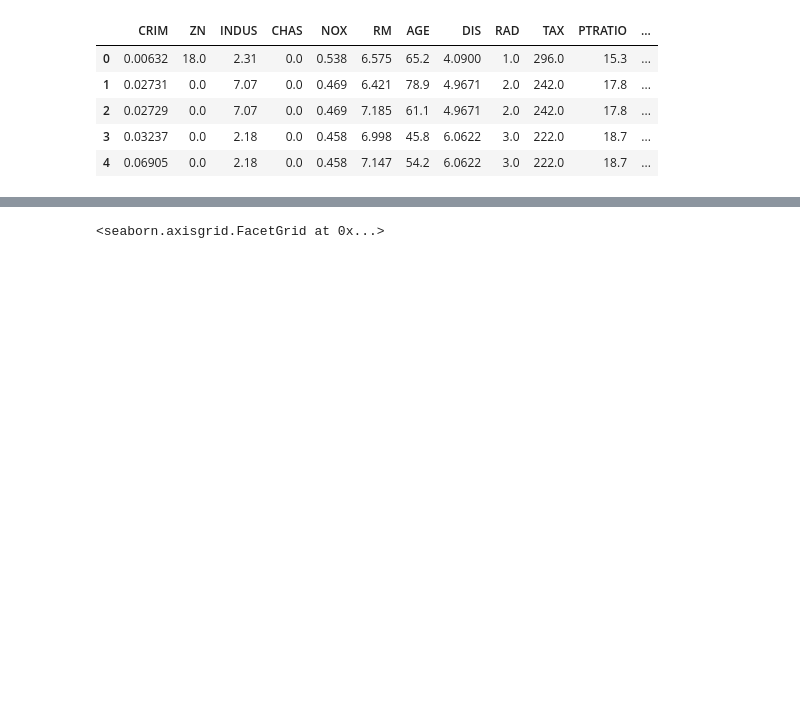
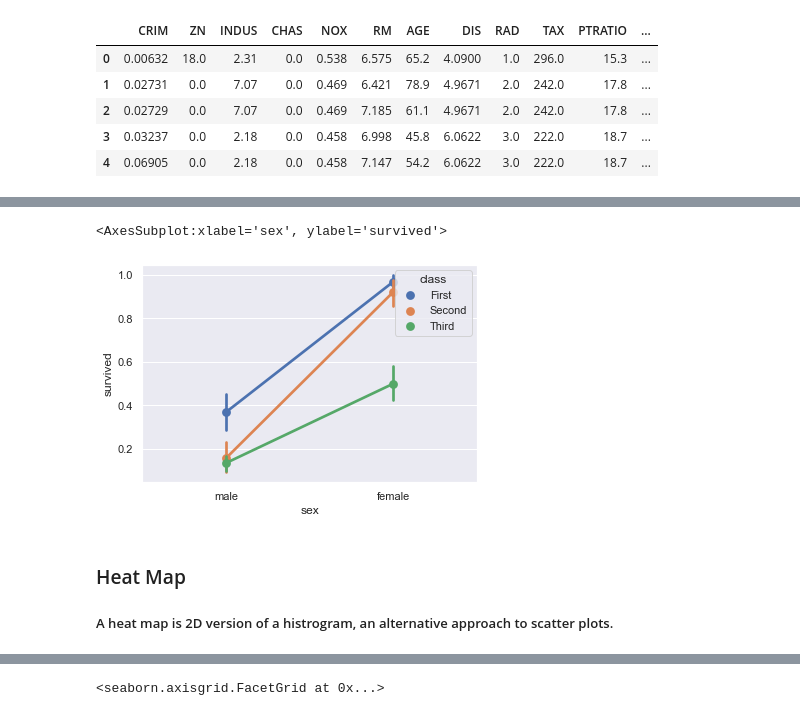
Before and after one commit to fa1zali/machine_learning, a Jupyter notebook: 4-seaborn/seaborn.ipynb, the cells around one changed output, grey strips where cells are left out. Drawn from its saved outputs; the diff is of its cells as text; code cells hidden in the pictures; blank space fills up the shorter version.

```diff
--- a/4-seaborn/seaborn.ipynb
+++ b/4-seaborn/seaborn.ipynb
@@ -89,0 +150,9 @@ house.head()
+# %%
+sns.pointplot(data = titanic, x = 'sex', y = 'survived', hue = 'class')
+# %% [output]
+<AxesSubplot:xlabel='sex', ylabel='survived'>
+[figure, added]
+# %% [markdown]
+### Heat Map
+
+##### A heat map is 2D version of a histrogram, an alternative approach to scatter plots.
```
Also changed, not shown: parts of 33 cells of this notebook.
